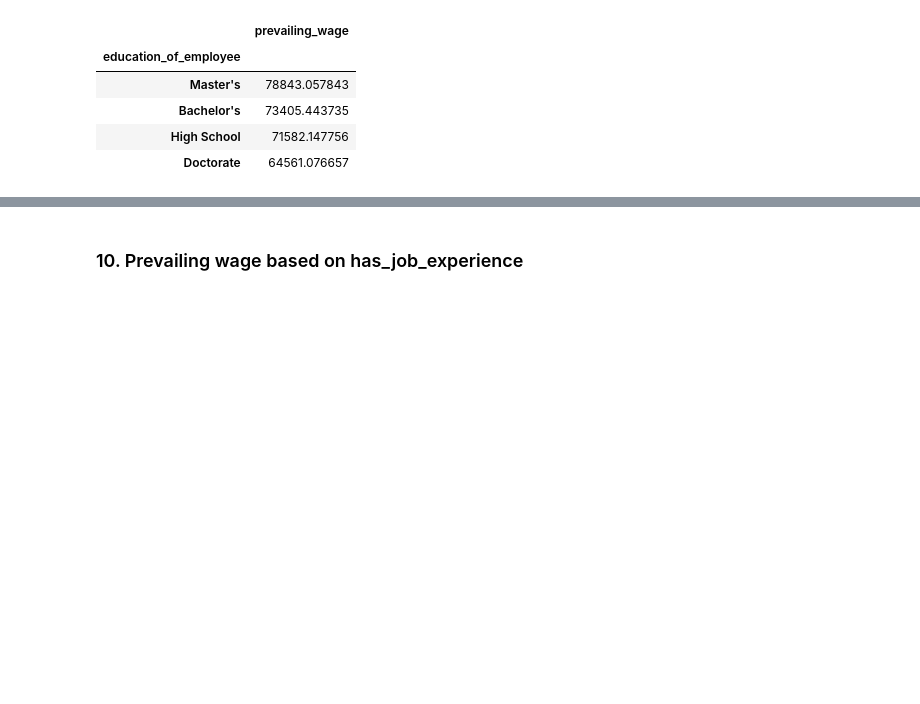
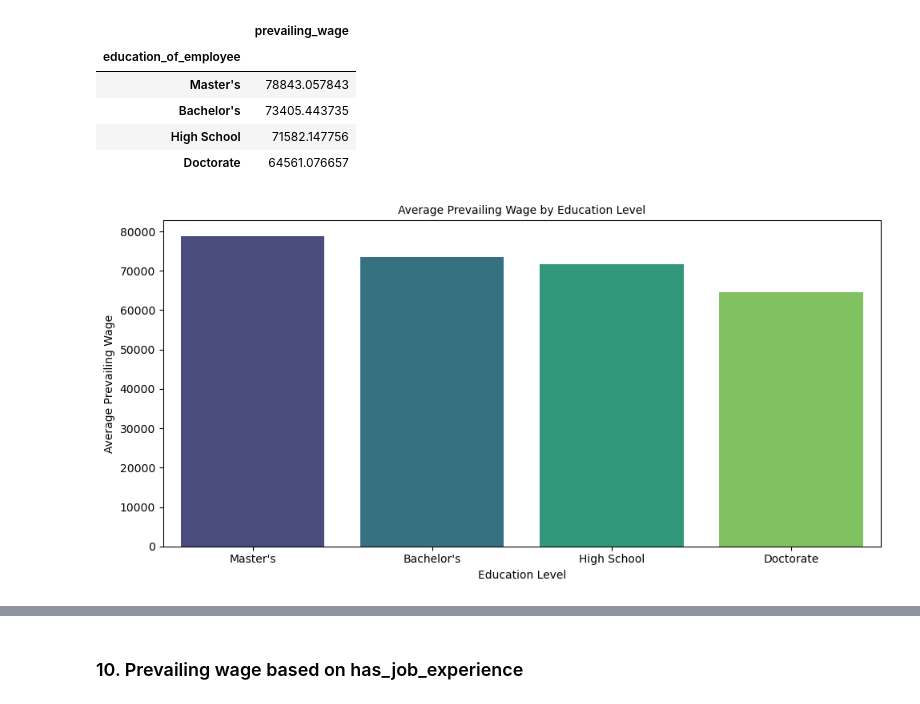
Before and after one commit to RanaSanga85/US-Visa-Approval-Prediction-MLOPs-Project, a Jupyter notebook: notebook/EDA.ipynb, the cells around one changed output, grey strips where cells are left out. Cells and saved outputs as stored; diff of their text form; code cells hidden in the pictures; blank space fills up the shorter version.

```diff
--- a/notebook/EDA.ipynb
+++ b/notebook/EDA.ipynb
@@ -452,3 +461,15 @@ Average Prevailing wage based on Employee education
 | Bachelor's | 73405.443735 |
 | High School | 71582.147756 |
 | Doctorate | 64561.076657 |
+# %%
+df_grouped = df.groupby('education_of_employee')['prevailing_wage'].mean().to_frame().sort_values(by='prevailing_wage', ascending=False)
+plt.figure(figsize=(10, 5))
+sns.barplot(x=df_grouped.index, y='prevailing_wage', data=df_grouped, palette='viridis')
+plt.title('Average Prevailing Wage by Education Level', fontsize=10)
+plt.xlabel('Education Level')
+plt.ylabel('Average Prevailing Wage')
+
+plt.tight_layout()
+plt.show()
+# %% [output]
+[figure, added]
```
Also changed, not shown: parts of 7 cells of this notebook.
